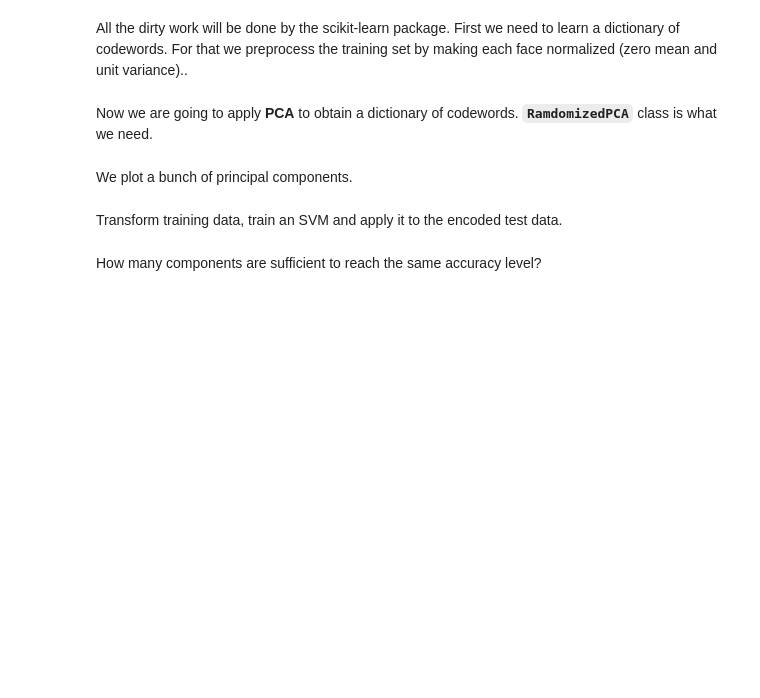
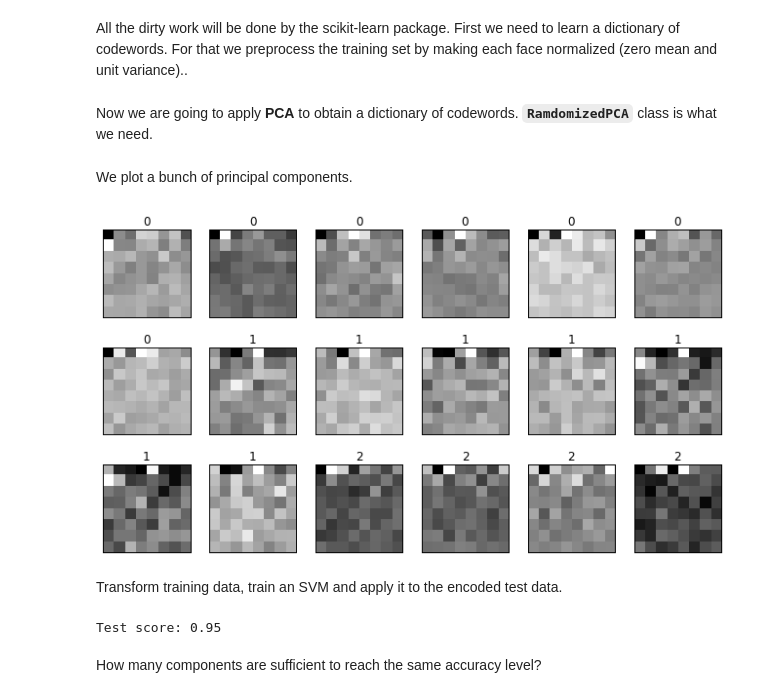
Before and after one commit to osamoylenko/YSDA_deeplearning17, a Jupyter notebook: Seminar1/Homework 1 (Face Recognition).ipynb, the cells around one changed output. Cells and saved outputs as stored; diff of their text form; code cells hidden in the pictures; blank space fills up the shorter version.

```diff
--- a/Seminar1/Homework 1 (Face Recognition).ipynb
+++ b/Seminar1/Homework 1 (Face Recognition).ipynb
@@ -53,7 +53,7 @@ def plot_gallery(images, titles, h, w, n_row=3, n_col=6):
         plt.xticks(())
         plt.yticks(())
 # %%
-titles = [str(y[0]) for y in y_train]
+titles = [str(y) for y in y_train]
 
 plot_gallery(X_train, titles, image_h, image_w)
 # %% [output]
@@ -66,9 +66,9 @@ The simplest way to do face recognition is to treat raw pixels as features and p
 from sklearn.neighbors import KNeighborsClassifier
 from sklearn.metrics import accuracy_score
 
-nn = KNeighborsClassifier(n_neighbors = 10)
-nn.fit(X_train, ravel(y_train))
-predictions = nn.predict(X_test)
+nc = KNeighborsClassifier(n_neighbors = 3)
+nc.fit(X_train, y_train)
+predictions = nc.predict(X_test)
 test_score = accuracy_score(y_test, predictions)
 
 print('Test score: {}'.format(test_score))
@@ -82,6 +82,10 @@ Not very imperssive, is it?
 All the dirty work will be done by the scikit-learn package. First we need to learn a dictionary of codewords. For that we preprocess the training set by making each face normalized (zero mean and unit variance)..
 # %%
 # Populate variable 'X_train_processed' with samples each of which has zero mean and unit variance.
+from sklearn.preprocessing import StandardScaler
+scaler = StandardScaler()
+X_train_processed = scaler.fit_transform(X_train.astype(float))
+X_test_processed = scaler.transform(X_test.astype(float))
 # %% [markdown]
 Now we are going to apply **PCA** to obtain a dictionary of codewords.
 **`RamdomizedPCA`** class is what we need.
@@ -94,6 +92,22 @@ n_components = 64
+# %%
+from sklearn.decomposition import RandomizedPCA
+
+def apply_pca(train, test, nc):
+    pca = RandomizedPCA(n_components = nc)
+    pca.fit(train)
+    train_pca = pca.transform(train)
+    test_pca = pca.transform(test)
+    return train_pca, test_pca
+
+X_train_pca, X_test_pca = apply_pca(X_train_processed, X_test_processed, 64)
 # %% [markdown]
 We plot a bunch of principal components.
 # %%
 # Visualize principal components.
+pca_image_h = 8
+pca_image_w = 8
+plot_gallery(X_train_pca, titles, pca_image_h, pca_image_w)
+# %% [output]
+[figure, added]
 # %% [markdown]
 Transform training data, train an SVM and apply it to the encoded test data.
@@ -104,3 +114,15 @@ print('Test score: {}'.format(test_score))
+# %%
+from sklearn.svm import SVC
+
+def calc_svc_score(train_x, train_y, test_x, test_y):
+    svc = SVC(kernel = 'linear')
+    svc.fit(train_x, train_y)
+    predictions = svc.predict(test_x)
+    return accuracy_score(test_y, predictions)
+
+print('Test score: {}'.format(calc_svc_score(X_train_pca, y_train, X_test_pca, y_test)))
+# %% [output]
+Test score: 0.95
 # %% [markdown]
 How many components are sufficient to reach the same accuracy level?
 # %%
```
Also changed, not shown: parts of 5 cells of this notebook.
